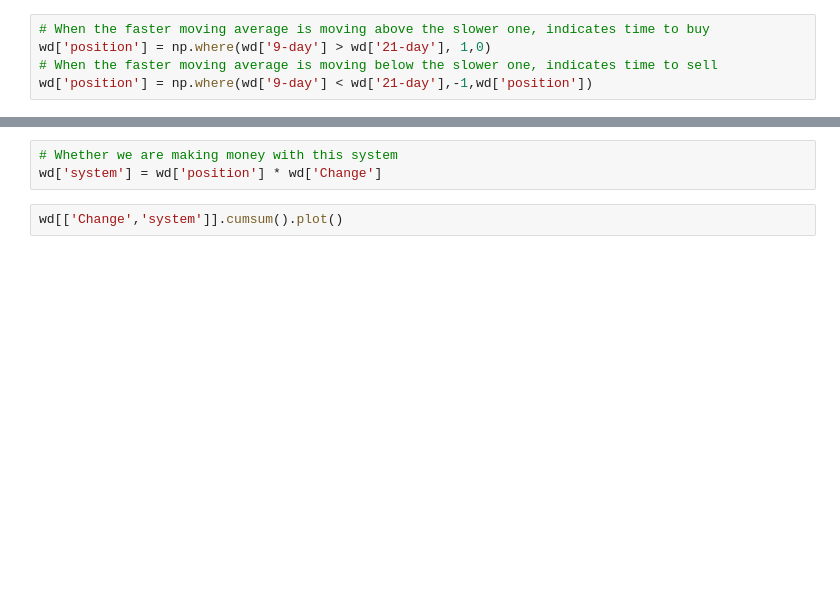
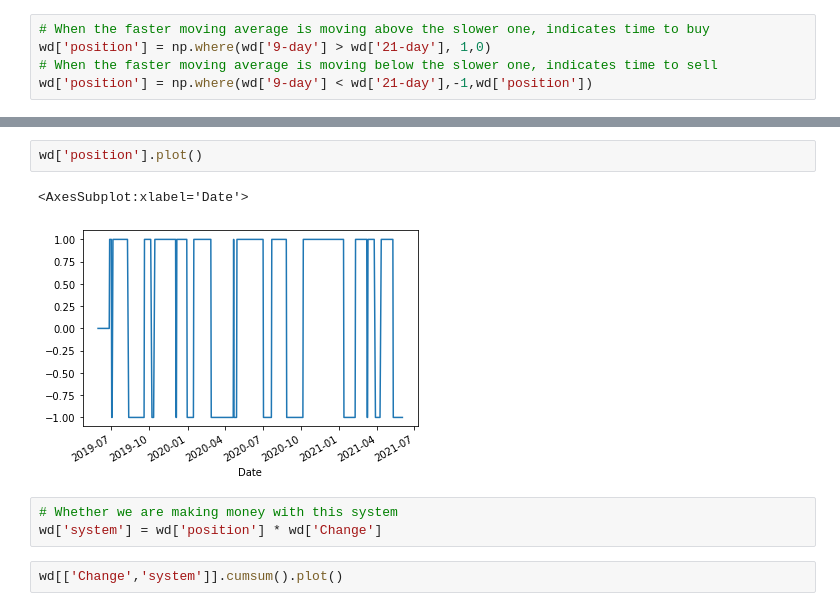
Before and after one commit to bhiln/stock-market-trends, a Jupyter notebook: WD.ipynb, the cells around one changed output, grey strips where cells are left out. Cells and saved outputs as stored; diff of their text form; blank space fills up the shorter version.

```diff
--- a/WD.ipynb
+++ b/WD.ipynb
@@ -67,4 +67,9 @@ wd.tail(100)
 100 rows × 11 columns
+# %%
+wd['position'].plot()
+# %% [output]
+<AxesSubplot:xlabel='Date'>
+[figure, added]
 # %%
 # Whether we are making money with this system
 wd['system'] = wd['position'] * wd['Change']
```
Also changed, not shown: parts of 3 cells of this notebook, 8 other files.
